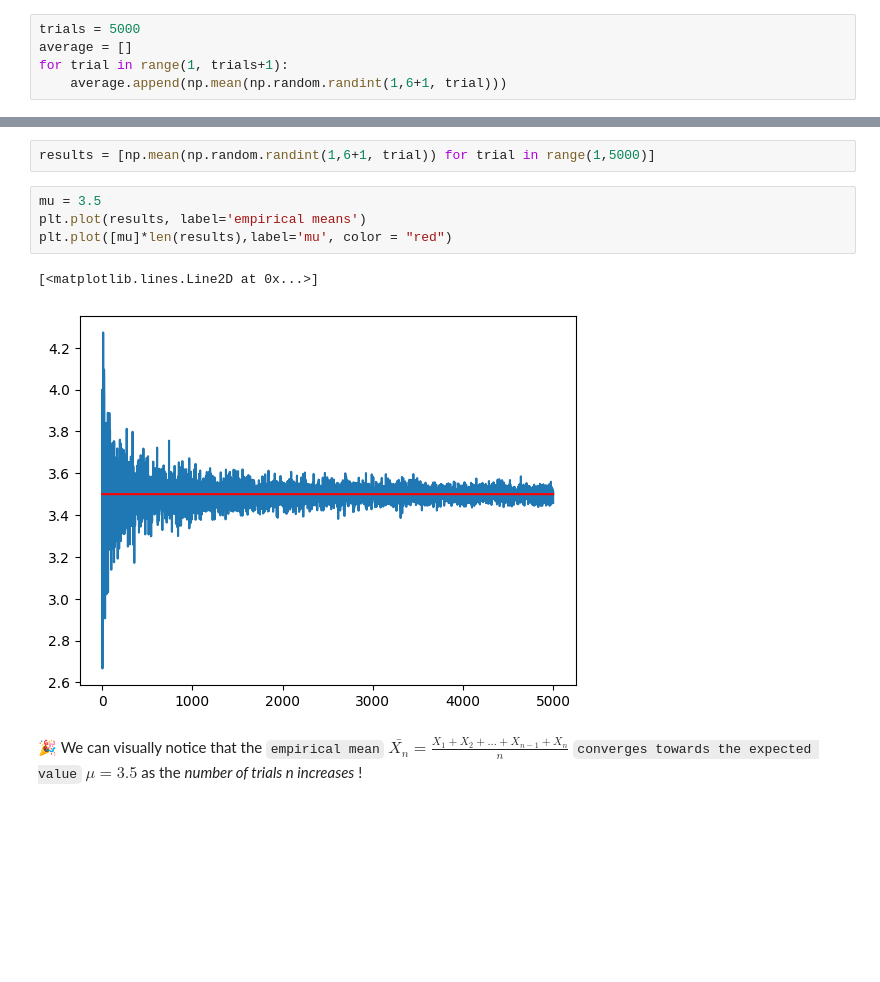
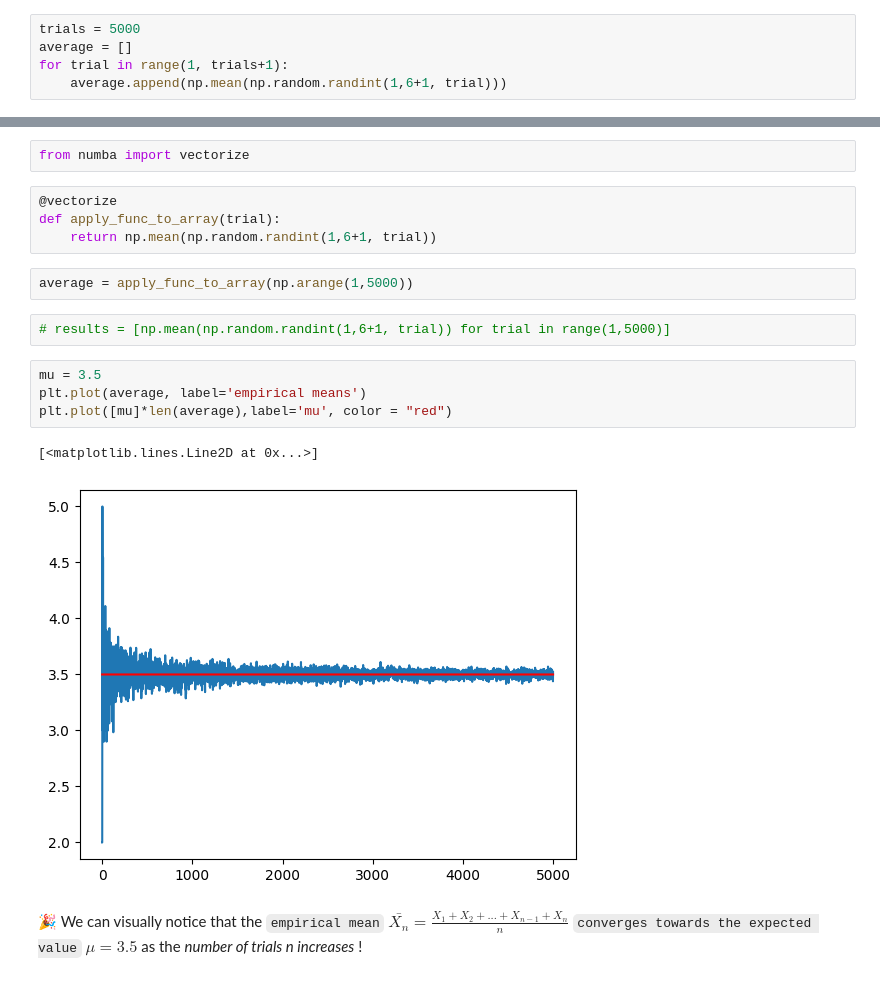
Before and after one commit to multiyumz/data-science-challenges, a Jupyter notebook: data-law-of-large-numbers/law_of_large_numbers.ipynb, the cells around one changed output, grey strips where cells are left out. Cells and saved outputs as stored; diff of their text form; blank space fills up the shorter version.

```diff
--- a/data-law-of-large-numbers/law_of_large_numbers.ipynb
+++ b/data-law-of-large-numbers/law_of_large_numbers.ipynb
@@ -115,12 +131,20 @@ for trial in range(1, trials+1):
+# %%
+from numba import vectorize
+# %%
+@vectorize
+def apply_func_to_array(trial):
+    return np.mean(np.random.randint(1,6+1, trial))
+# %%
+average = apply_func_to_array(np.arange(1,5000))
 # %%
-results = [np.mean(np.random.randint(1,6+1, trial)) for trial in range(1,5000)]
+# results = [np.mean(np.random.randint(1,6+1, trial)) for trial in range(1,5000)]
 # %%
 mu = 3.5
-plt.plot(results, label='empirical means')
-plt.plot([mu]*len(results),label='mu', color = "red")
+plt.plot(average, label='empirical means')
+plt.plot([mu]*len(average),label='mu', color = "red")
 # %% [output]
 [<matplotlib.lines.Line2D at 0x...>]
-[figure, old version]
+[figure, new version]
 # %% [markdown]
 🎉 We can visually notice that the `empirical mean` $ \bar{X_n} = \frac{X_1 + X_2 + ... + X_{n-1} + X_n}{n}$ `converges towards the expected value` $ \mu = 3.5 $ as the *number of trials n increases* !
 # %% [markdown]
```
Also changed, not shown: parts of 9 cells of this notebook, 8 other files.
